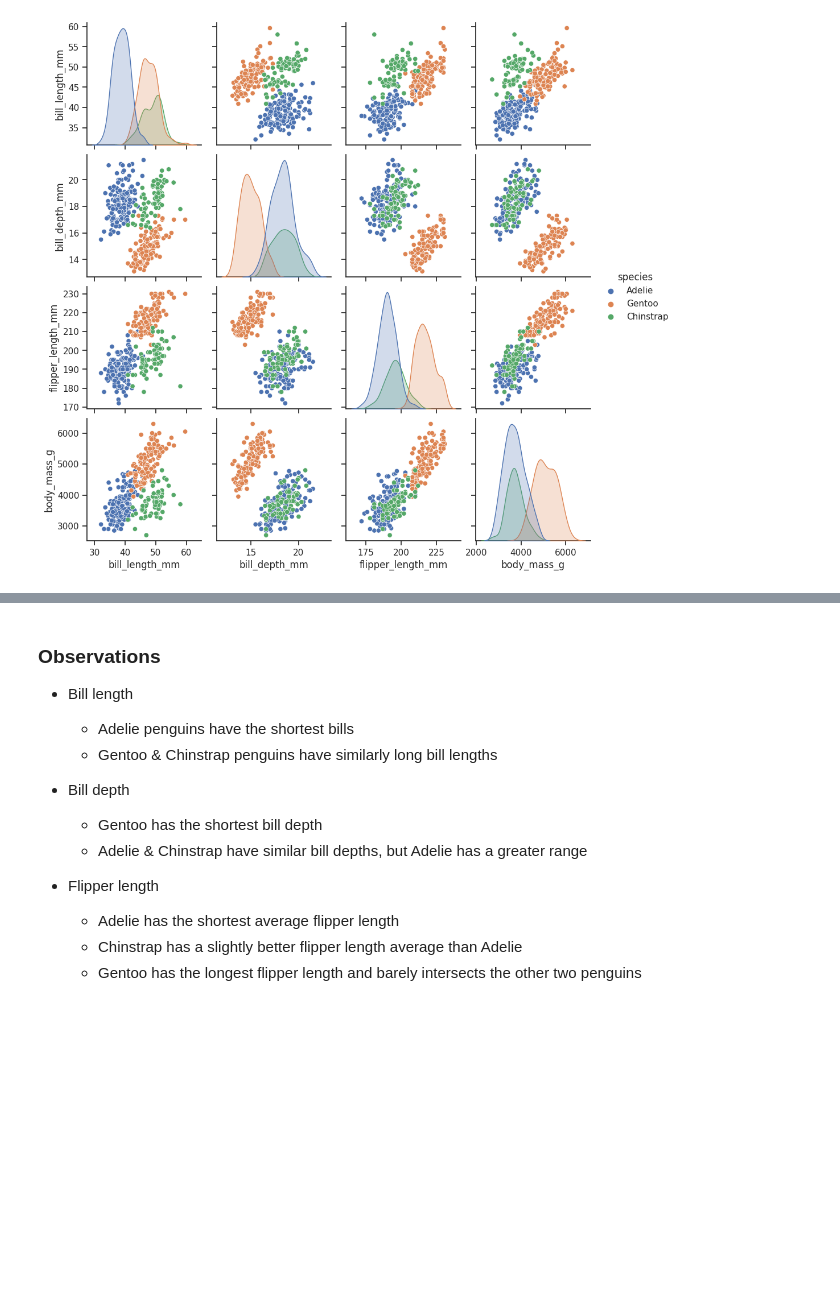
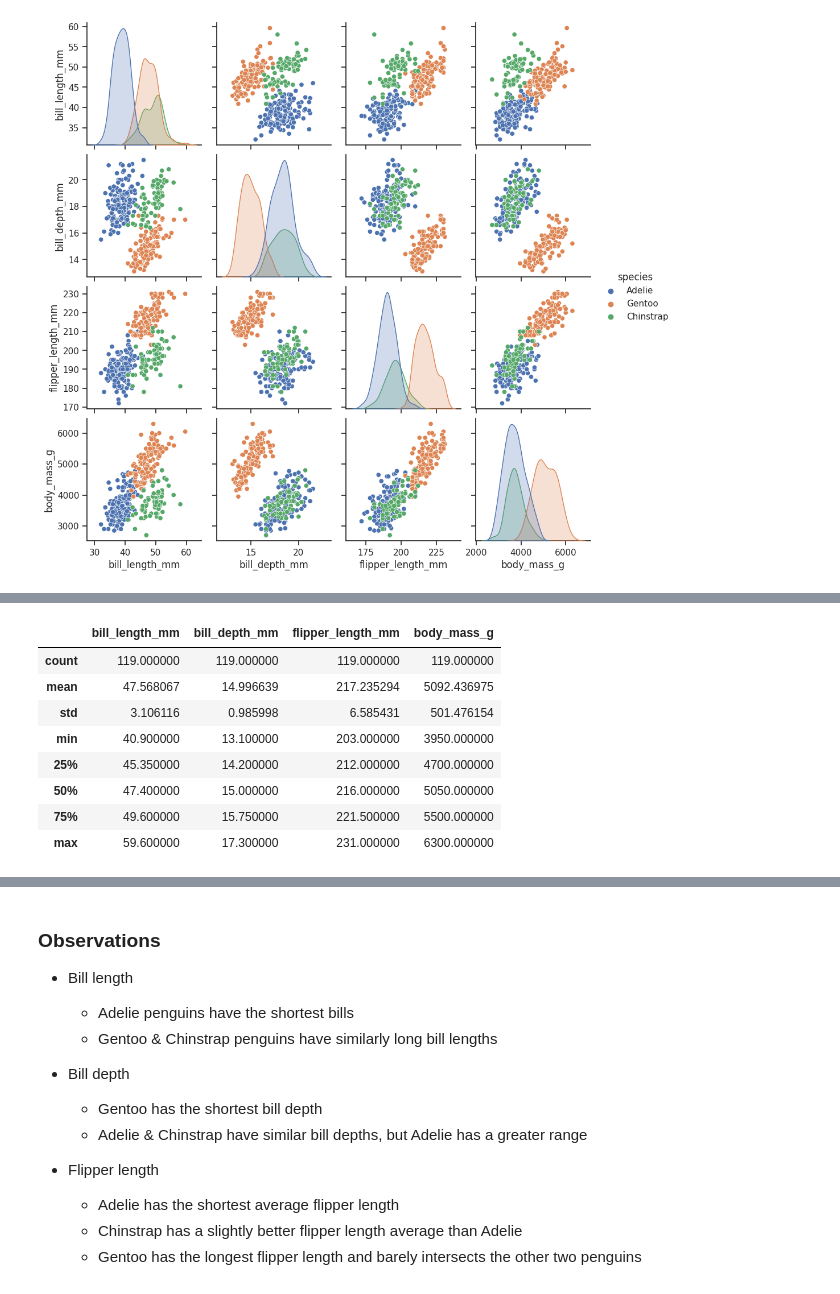
Before and after one commit to jacobgulan/palmer-penguins-identification, a Jupyter notebook: solution.ipynb, the cells around one changed output, grey strips where cells are left out. Saved outputs shown, nothing was run; the diff lists cells and outputs as text; code cells hidden in the pictures; blank space fills up the shorter version.

```diff
--- a/solution.ipynb
+++ b/solution.ipynb
@@ -136,0 +151,12 @@ sns.pairplot(df, hue="species")
+# %%
+gentoo.describe()
+# %% [output]
+|  | bill_length_mm | bill_depth_mm | flipper_length_mm | body_mass_g |
+| count | 119.000000 | 119.000000 | 119.000000 | 119.000000 |
+| mean | 47.568067 | 14.996639 | 217.235294 | 5092.436975 |
+| std | 3.106116 | 0.985998 | 6.585431 | 501.476154 |
+| min | 40.900000 | 13.100000 | 203.000000 | 3950.000000 |
+| 25% | 45.350000 | 14.200000 | 212.000000 | 4700.000000 |
+| 50% | 47.400000 | 15.000000 | 216.000000 | 5050.000000 |
+| 75% | 49.600000 | 15.750000 | 221.500000 | 5500.000000 |
+| max | 59.600000 | 17.300000 | 231.000000 | 6300.000000 |
```
Also changed, not shown: parts of 3 cells of this notebook.
